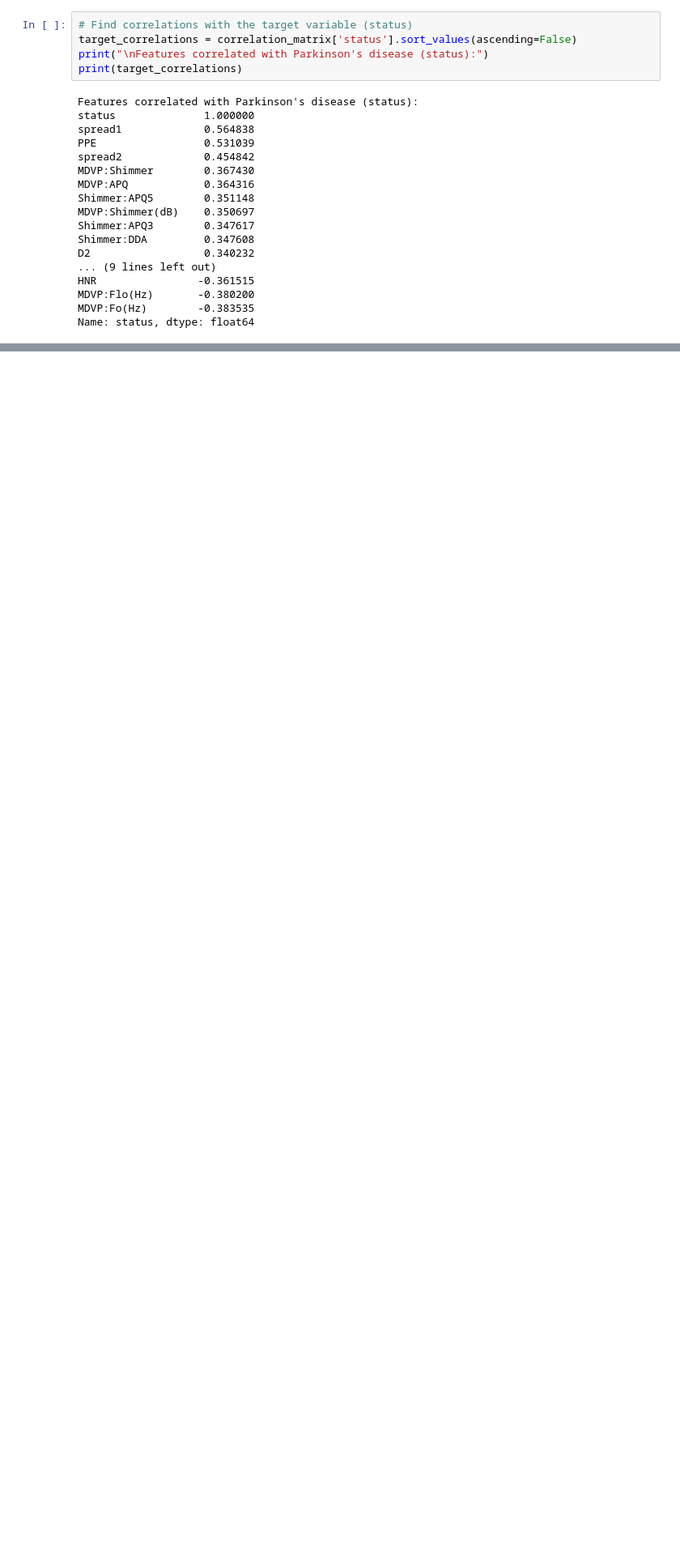
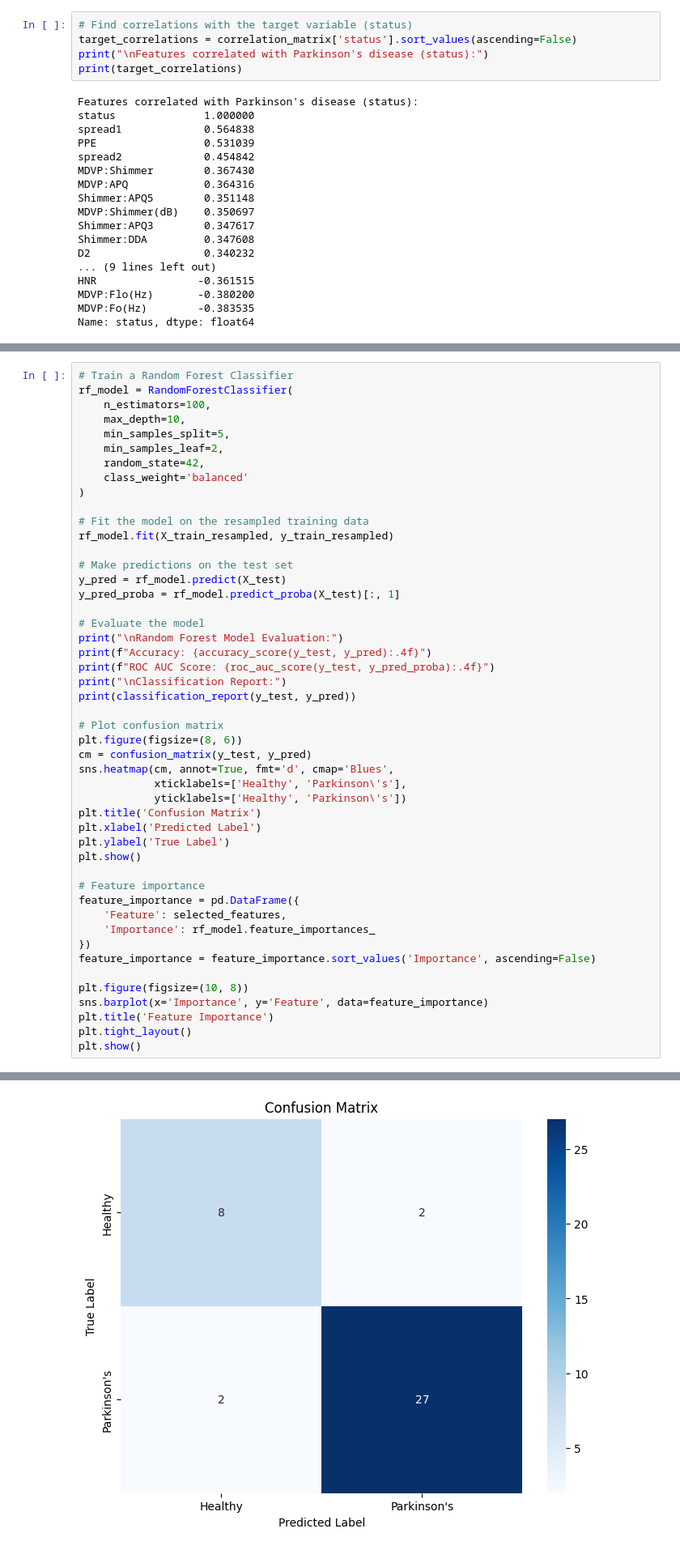
Before and after one commit to KumarShresth7/NeurologicalDisorder, a Jupyter notebook: parkinsons/parkinsons.ipynb, the cells around one changed output, grey strips where cells are left out. Shown at 81% size. Cells and saved outputs as stored; diff of their text form; blank space fills up the shorter version.

Commit message:
parkinson data exploration and training

```diff
--- a/parkinsons/parkinsons.ipynb
+++ b/parkinsons/parkinsons.ipynb
@@ -73,0 +140,49 @@ Name: status, dtype: float64
+# %%
+# Train a Random Forest Classifier
+rf_model = RandomForestClassifier(
+    n_estimators=100,
+    max_depth=10,
+    min_samples_split=5,
+    min_samples_leaf=2,
+    random_state=42,
+    class_weight='balanced'
+)
+
+# Fit the model on the resampled training data
+rf_model.fit(X_train_resampled, y_train_resampled)
+
+# Make predictions on the test set
+y_pred = rf_model.predict(X_test)
+y_pred_proba = rf_model.predict_proba(X_test)[:, 1]
+
+# Evaluate the model
+print("\nRandom Forest Model Evaluation:")
+print(f"Accuracy: {accuracy_score(y_test, y_pred):.4f}")
+print(f"ROC AUC Score: {roc_auc_score(y_test, y_pred_proba):.4f}")
+print("\nClassification Report:")
+print(classification_report(y_test, y_pred))
+
+# Plot confusion matrix
+plt.figure(figsize=(8, 6))
+cm = confusion_matrix(y_test, y_pred)
+sns.heatmap(cm, annot=True, fmt='d', cmap='Blues',
+            xticklabels=['Healthy', 'Parkinson\'s'],
+            yticklabels=['Healthy', 'Parkinson\'s'])
+plt.title('Confusion Matrix')
+plt.xlabel('Predicted Label')
+plt.ylabel('True Label')
+plt.show()
+
+# Feature importance
+feature_importance = pd.DataFrame({
+    'Feature': selected_features,
+    'Importance': rf_model.feature_importances_
+})
+feature_importance = feature_importance.sort_values('Importance', ascending=False)
+
+plt.figure(figsize=(10, 8))
+sns.barplot(x='Importance', y='Feature', data=feature_importance)
+plt.title('Feature Importance')
+plt.tight_layout()
+plt.show()
+# %% [output]
@@ -73,0 +202 @@ Name: status, dtype: float64
+[figure, added]
```
Also changed, not shown: parts of 3 cells of this notebook.
